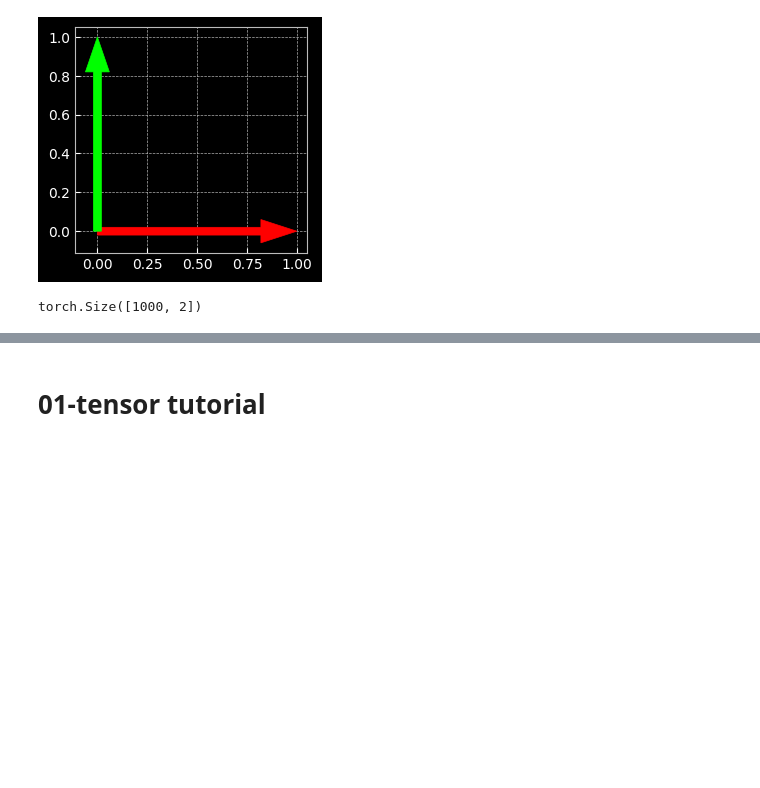
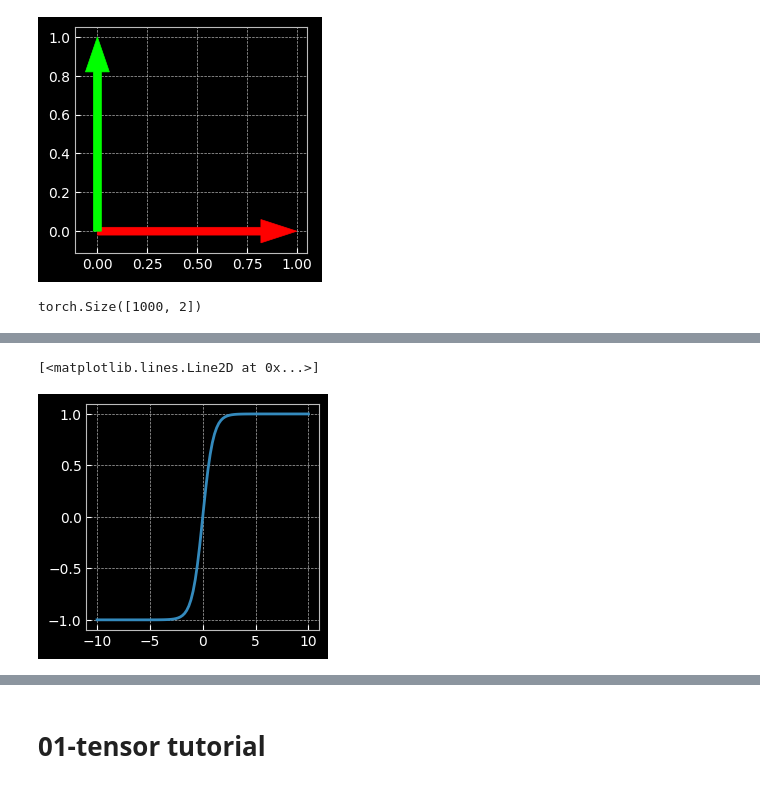
Before and after one commit to Ryanglambert/pytorch-Deep-Learning, a Jupyter notebook: scratch.ipynb, the cells around one changed output, grey strips where cells are left out. Saved outputs shown, nothing was run; the diff lists cells and outputs as text; code cells hidden in the pictures; blank space fills up the shorter version.

```diff
--- a/scratch.ipynb
+++ b/scratch.ipynb
@@ -58,0 +135,9 @@ tensor([[0.3091, 1.4202],
+# %%
+z = torch.linspace(-10, 10, 100)
+# %%
+s = torch.tanh(z)
+# %%
+plt.plot(z.numpy(), s.numpy())
+# %% [output]
+[<matplotlib.lines.Line2D at 0x...>]
+[figure, added]
```
Also changed, not shown: parts of 30 cells of this notebook, 1 other file.
